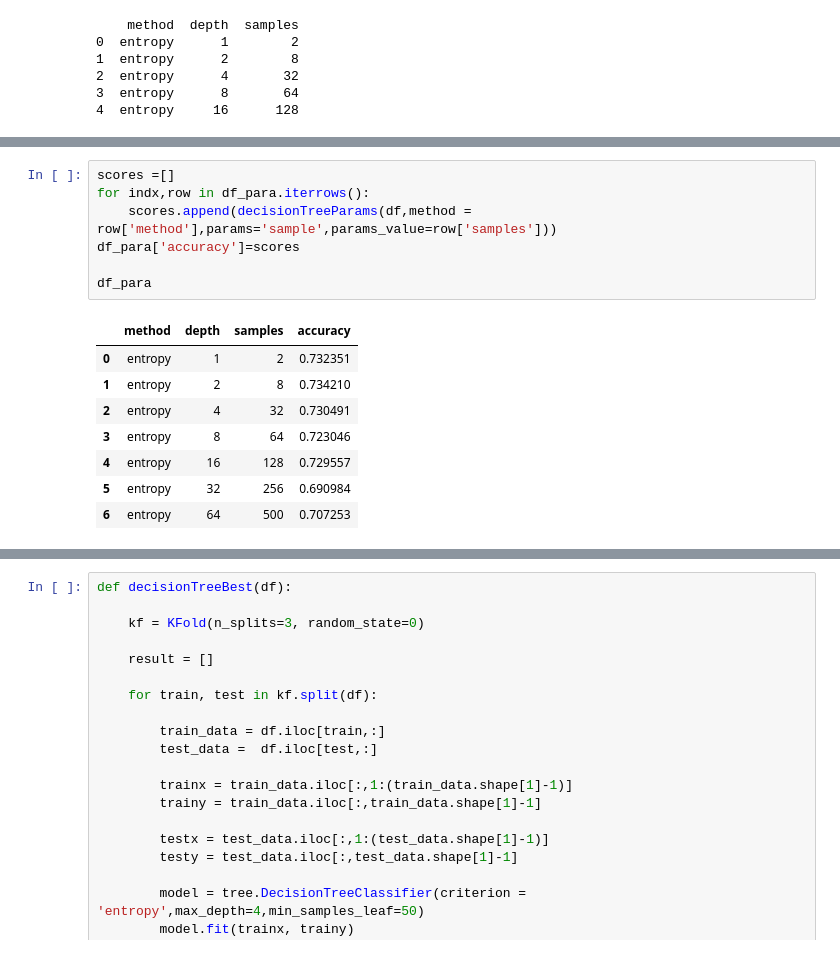
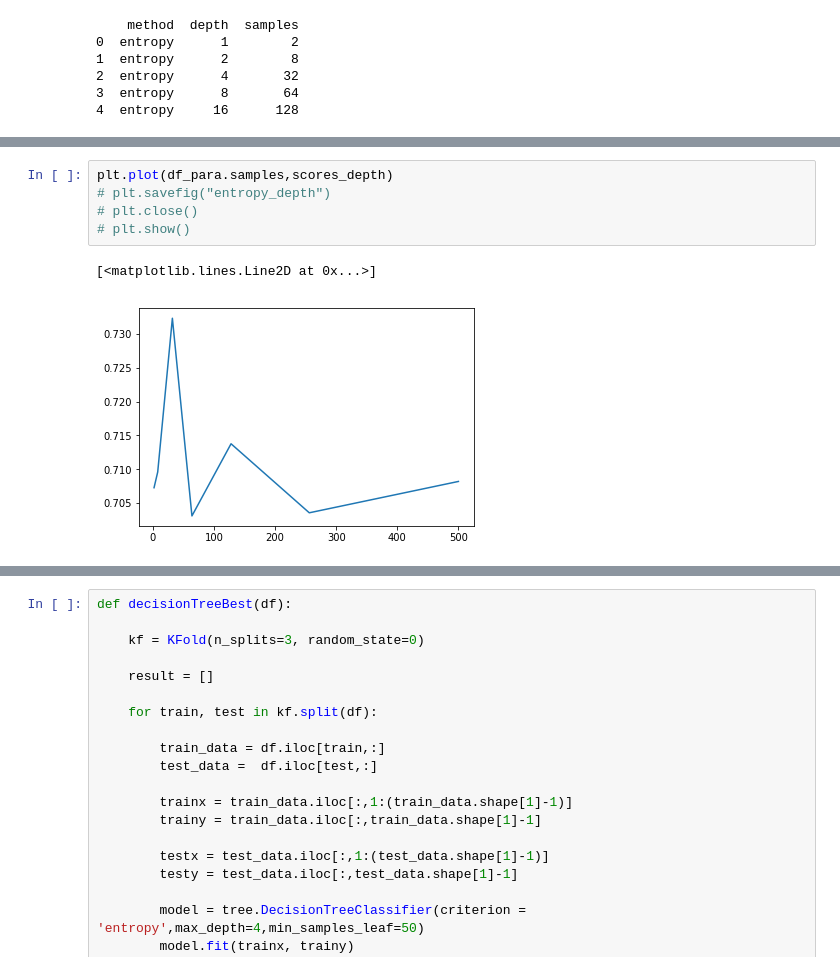
Before and after one commit to ojaswee/predicting_patient_mortality, a Jupyter notebook: 03_decision_tree.ipynb, the cells around one changed output, grey strips where cells are left out. Cells and saved outputs as stored; diff of their text form.

```diff
--- a/03_decision_tree.ipynb
+++ b/03_decision_tree.ipynb
@@ -131,16 +127,8 @@ df_para
-# %%
-scores =[]
-for indx,row in df_para.iterrows():
-    scores.append(decisionTreeParams(df,method = row['method'],params='sample',params_value=row['samples']))
-df_para['accuracy']=scores
-
-df_para
-# %% [output]
-|  | method | depth | samples | accuracy |
-| 0 | entropy | 1 | 2 | 0.732351 |
-| 1 | entropy | 2 | 8 | 0.734210 |
-| 2 | entropy | 4 | 32 | 0.730491 |
-| 3 | entropy | 8 | 64 | 0.723046 |
-| 4 | entropy | 16 | 128 | 0.729557 |
-| 5 | entropy | 32 | 256 | 0.690984 |
-| 6 | entropy | 64 | 500 | 0.707253 |
+# %%
+plt.plot(df_para.samples,scores_depth)
+# plt.savefig("entropy_depth")
+# plt.close()
+# plt.show()
+# %% [output]
+[<matplotlib.lines.Line2D at 0x...>]
+[figure, added]
```
Also changed, not shown: parts of 9 cells of this notebook.
